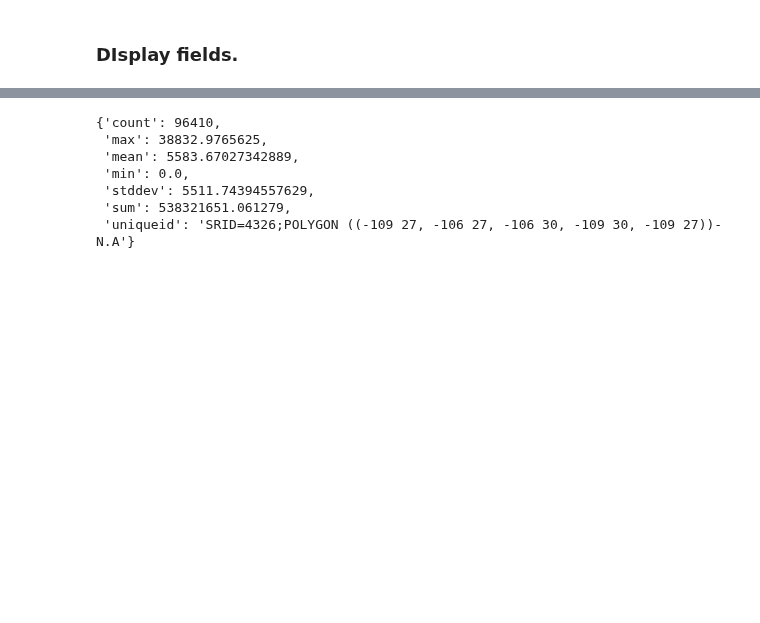
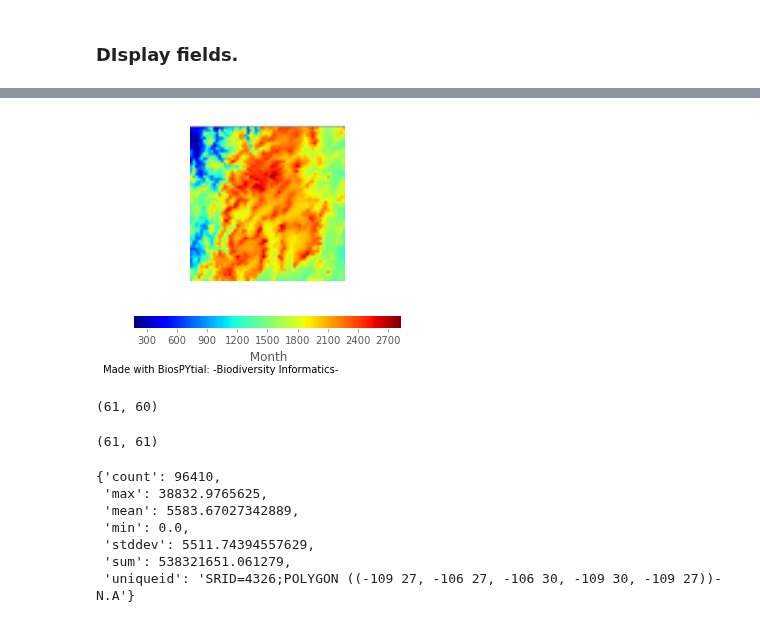
Before and after one commit to molgor/biospytial, a Jupyter notebook: raster_api/examples/Basic Raster Tools in Biospytial.ipynb, the cells around one changed output, grey strips where cells are left out. Saved outputs shown, nothing was run; the diff lists cells and outputs as text; code cells hidden in the pictures; blank space fills up the shorter version.

```diff
--- a/raster_api/examples/Basic Raster Tools in Biospytial.ipynb
+++ b/raster_api/examples/Basic Raster Tools in Biospytial.ipynb
@@ -51,6 +51,7 @@ Here well use as example precipitation data.
 # %%
 ## ONly to test dist_road layer
 dist_road = RasterData(raster_models[9],polygon)
+elev = RasterData(raster_models[0],polygon)
 prec = dist_road
 # %% [markdown]
 Once instantiated we need to retrieve the data to memory. (If we want to display it).
@@ -81,3 +83,16 @@ prec.display_field(stats_dict,band=1,cmap=plt.cm.rainbow,title='Precipitation')
+# %%
+elev.display_field()
+# %% [output]
+[figure, added]
+# %%
+## Compare shapes
+elev.rasterdata.bands[0].data().shape
+# %% [output]
+(61, 60)
+# %%
+prec.rasterdata.bands[0].data().shape
+# %% [output]
+(61, 61)
 # %%
 prec.getSummaryStats()
 # %% [output]
```
Also changed, not shown: parts of 4 cells of this notebook, 17 other files.
